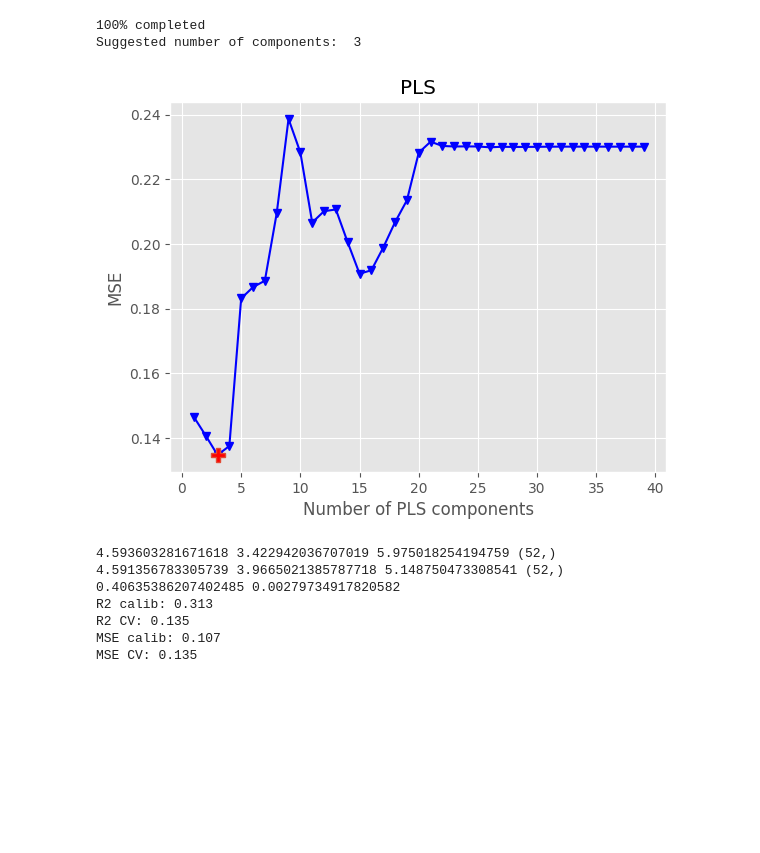
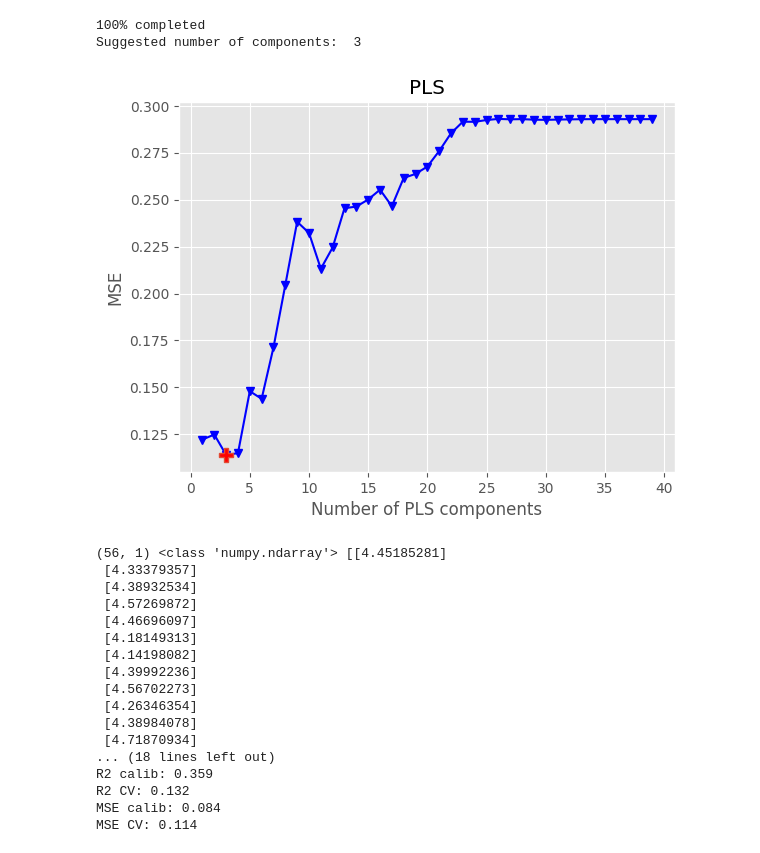
Before and after one commit to wenquchen/hytools, a Jupyter notebook: PLSR_combined_simulated_weighted_leaf_area.ipynb, the cells around one changed output. Saved outputs shown, nothing was run; the diff lists cells and outputs as text; code cells hidden in the pictures; blank space fills up the shorter version.

```diff
--- a/PLSR_combined_simulated_weighted_leaf_area.ipynb
+++ b/PLSR_combined_simulated_weighted_leaf_area.ipynb
@@ -21,5 +21,6 @@ from sklearn.cross_decomposition import PLSRegression
 from sklearn.model_selection import cross_val_predict
 from sklearn.metrics import mean_squared_error, r2_score
 # %%
-file_dtframe = pd.read_csv(r"F:\wenqu\DOE_Arctic_project\spectral\combine.csv")
-file_dtframe
+df_LA = pd.read_csv(r"F:\wenqu\DOE_Arctic_project\spectral\combine_LA.csv")
+df_SLA = pd.read_csv(r"F:\wenqu\DOE_Arctic_project\spectral\combine_SLA.csv")
+df_LDMC = pd.read_csv(r"F:\wenqu\DOE_Arctic_project\spectral\combine_LDMC.csv")
@@ -80,5 +90,5 @@ x
 # %%
-def optimise_pls_cv(X, y, n_comp, plot_components=True):
+def optimise_pls_cv(X, y, n_comp, vol_mois, n_2a, n_1b, n_2c, plot_components=True):
 
     '''Run PLS including a variable number of components, up to n_comp,
        and calculate MSE '''
@@ -123,6 +133,10 @@ def optimise_pls_cv(X, y, n_comp, plot_components=True):
     pls_opt.fit(X, y)
     y_c = pls_opt.predict(X)
 
+    print(y_c.shape, type(y_c), y_c[0:27, ])
+
+#     break
+
     # Cross-validation
     y_cv = cross_val_predict(pls_opt, X, y, cv=10)[:, 0]
     print(y.mean(), y.min(), y.max(), y.shape)
@@ -149,11 +163,20 @@ def optimise_pls_cv(X, y, n_comp, plot_components=True):
     rangey = max(y) - min(y)
     rangex = max(y_c) - min(y_c)
 
+
+
+
+
     # Fit a line to the CV vs response
+
     z = np.polyfit(y, y_c, 1)
     with plt.style.context(('ggplot')):
         fig, ax = plt.subplots(figsize=(9, 5))
-        ax.scatter(y_c, y, c='red', edgecolors='k')
+
+        ax.scatter(y_c[0:n_2a, ], y[0:n_2a, ], c=vol_mois[0:n_2a, ],  cmap='Spectral', marker= '*',edgecolors='k')
+        ax.scatter(y_c[n_2a:n_1b, ], y[n_2a:n_1b, ], c=vol_mois[n_2a:n_1b, ],  cmap='Spectral', marker= 'v',edgecolors='k')
+        ax.scatter(y_c[n_1b:n_2c, ], y[n_1b:n_2c, ], c=vol_mois[n_1b:n_2c, ],  cmap='Spectral', marker= '.',edgecolors='k')
+#         plt.colorbar()
         #Plot the best fit line
         ax.plot(np.polyval(z,y), y, c='blue', linewidth=1)
         #Plot the ideal 1:1 line
@@ -166,6 +189,6 @@ def optimise_pls_cv(X, y, n_comp, plot_components=True):
 
     return
 # %%
-optimise_pls_cv(x,y_weighted_sla, 40, plot_components=True)
+optimise_pls_cv(x_sla,y_weighted_sla, 40, vol_mois_sla,SLA_n_2a, SLA_n_1b,  SLA_n_2c, plot_components=True)
 # %% [output]
 100% completed
@@ -228,13 +294,24 @@ MSE CV: 0.288
 # %%
-optimise_pls_cv(x,log_y_weighted_sla, 40, plot_components=True)
+# optimise_pls_cv(x_sla,log_y_weighted_sla, 40, plot_components=True)
+optimise_pls_cv(x_sla,log_y_weighted_sla, 40, vol_mois_sla,SLA_n_2a, SLA_n_1b,  SLA_n_2c, plot_components=True)
 # %% [output]
 100% completed
 Suggested number of components:  3
-[figure, old version]
+[figure, new version]
-4.593603281671618 3.422942036707019 5.975018254194759 (52,)
-4.591356783305739 3.9665021385787718 5.148750473308541 (52,)
-0.40635386207402485 0.00279734917820582
-R2 calib: 0.313
-R2 CV: 0.135
-MSE calib: 0.107
-MSE CV: 0.135
+(56, 1) <class 'numpy.ndarray'> [[4.45185281]
+ [4.33379357]
+ [4.38932534]
+ [4.57269872]
+ [4.46696097]
+ [4.18149313]
+ [4.14198082]
+ [4.39992236]
+ [4.56702273]
+ [4.26346354]
+ [4.38984078]
+ [4.71870934]
+... (18 lines left out)
+R2 calib: 0.359
+R2 CV: 0.132
+MSE calib: 0.084
+MSE CV: 0.114
```
Also changed, not shown: parts of 10 cells of this notebook, 2 other files.
